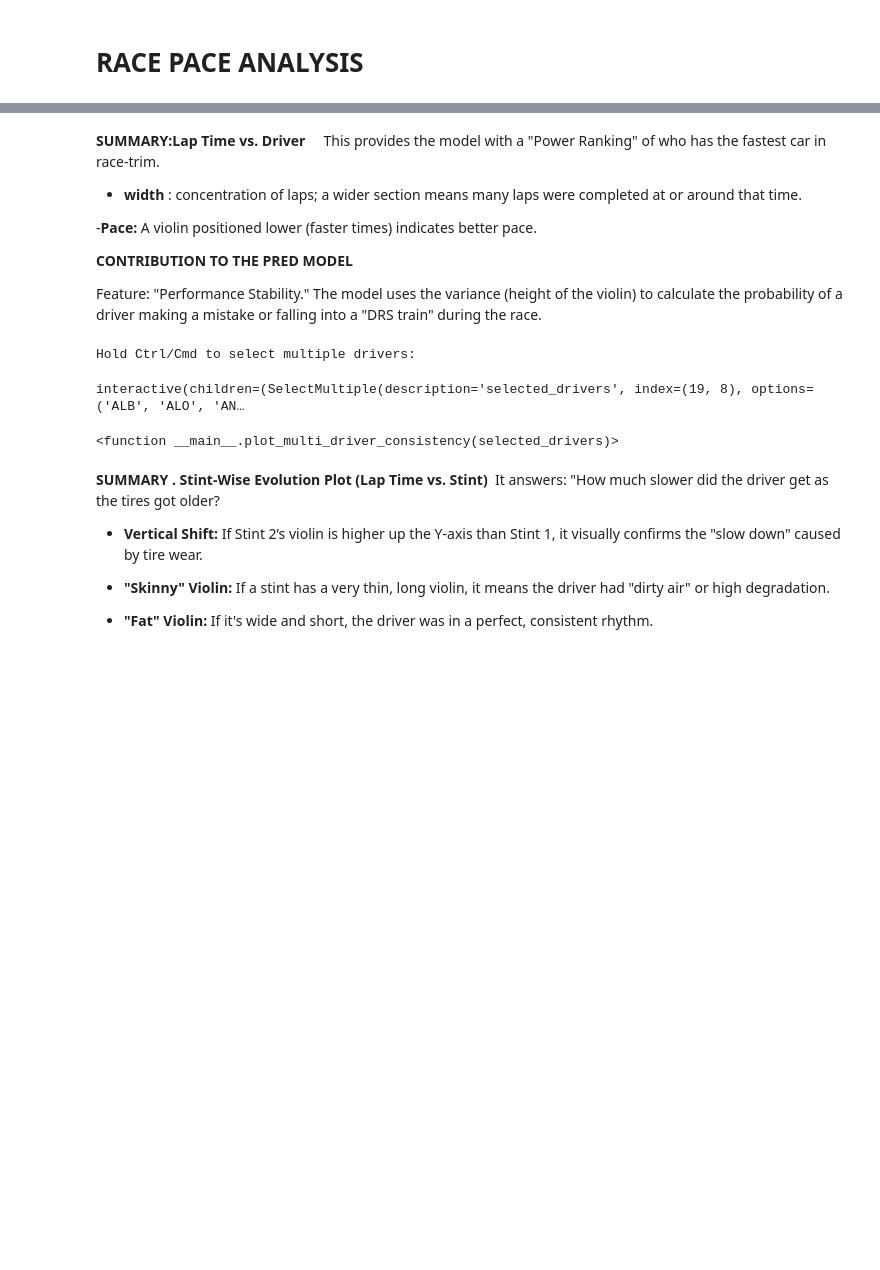
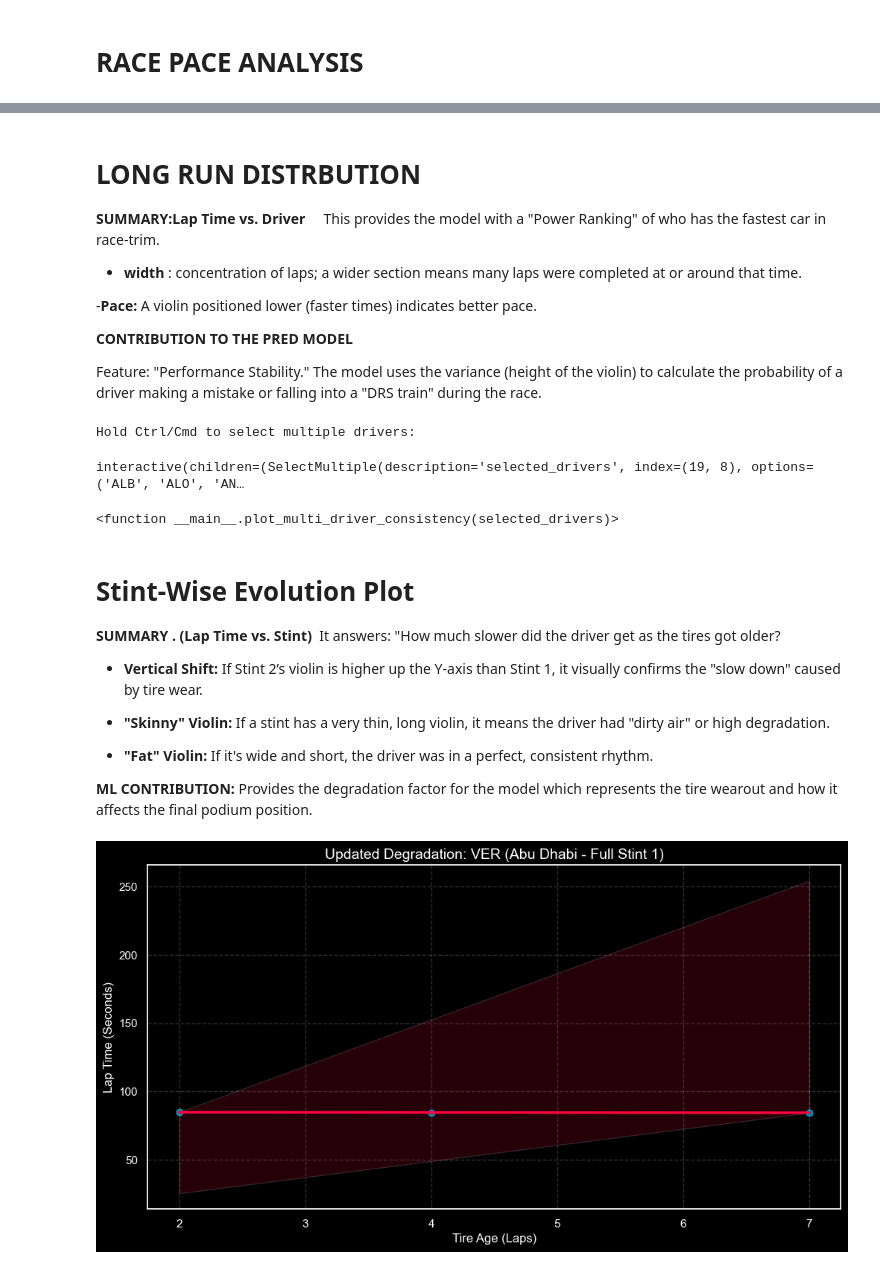
Before and after one commit to Vaanishka/f1-prediction, a Jupyter notebook: script/race_pace.ipynb, the cells around one changed output, grey strips where cells are left out. Drawn from its saved outputs; the diff is of its cells as text; code cells hidden in the pictures; blank space fills up the shorter version.

```diff
--- a/script/race_pace.ipynb
+++ b/script/race_pace.ipynb
@@ -16,19 +17,19 @@ fastf1.plotting.setup_mpl(mpl_timedelta_support=False, misc_mpl_mods=False)
 
 
 # 2. DATA EXTRACTION: Target FP2 (Race Simulation Session)
-session = fastf1.get_session(2025, 'Abu Dhabi', 'FP2')
-session.load()
+session_abd = fastf1.get_session(2025, 'Abu Dhabi', 'FP2')
+session_abd.load()
 
 # 3. CLEANING: Get all laps and filter for "Clean Air" pace
 # pick_quicklaps() removes laps > 107% of the fastest lap
 # pick_wo_box() removes laps where the driver entered or exited the pits
-laps= session.laps.pick_quicklaps().pick_wo_box()
+laps= session_abd.laps.pick_quicklaps().pick_wo_box()
 
 #Convert LapTime (timedelta) to seconds for the plot
 laps['LapTime(s)']=laps['LapTime'].dt.total_seconds()
 
 # 4. PREPARE THE DATA: Get top 10 finishers or specific drivers
-drivers = session.results['Abbreviation'].head(10).tolist()
+drivers = session_abd.results['Abbreviation'].head(10).tolist()
 plot_laps = laps[laps['Driver'].isin(drivers)]
 # %% [output]
 core           INFO     Loading data for Abu Dhabi Grand Prix - Practice 2 [v3.7.0]
@@ -85,4 +88,6 @@ Analysis complete. Plot saved to: ..\output\race_pace_violin.png
 # %% [markdown]
+# LONG RUN DISTRBUTION
+
 **SUMMARY:Lap Time vs. Driver**
 &nbsp;&nbsp;&nbsp;&nbsp;This provides the model with a "Power Ranking" of who has the fastest car in race-trim.
 
@@ -146,10 +151,47 @@ Hold Ctrl/Cmd to select multiple drivers:
 interactive(children=(SelectMultiple(description='selected_drivers', index=(19, 8), options=('ALB', 'ALO', 'AN…
 <function __main__.plot_multi_driver_consistency(selected_drivers)>
 # %% [markdown]
-**SUMMARY . Stint-Wise Evolution Plot (Lap Time vs. Stint)**
+# Stint-Wise Evolution Plot
+
+**SUMMARY .  (Lap Time vs. Stint)**
 &nbsp;It answers: "How much slower did the driver get as the tires got older?
 - **Vertical Shift:** If Stint 2’s violin is higher up the Y-axis than Stint 1, it visually confirms the "slow down" caused by tire wear.
 
 - **"Skinny" Violin:** If a stint has a very thin, long violin, it means the driver had "dirty air" or high degradation.
 
 - **"Fat" Violin:** If it's wide and short, the driver was in a perfect, consistent rhythm.
+
+**ML CONTRIBUTION:** Provides the degradation factor for the model which represents the tire wearout and how it affects the final podium position.
+# %%
+
+# 1. Grab a larger chunk of data (e.g., the first 20 laps of the race)
+# We use .query for a cleaner way to filter multiple conditions
+stint_data = laps.pick_driver('VER').query("Stint == 1 & LapNumber < 20").copy()
+
+# 2. Crucial Step: Filter out the 'Noise'
+# We remove any lap that is 7% slower than the fastest lap in this stint
+# (This removes pit stops and Virtual Safety Cars)
+fastest_lap = stint_data['LapTime(s)'].min()
+clean_stint = stint_data[stint_data['LapTime(s)'] < fastest_lap * 1.07]
+
+# 3. Re-Plotting with 'The Glow'
+plt.style.use('dark_background')
+plt.figure(figsize=(12, 6))
+
+sns.regplot(
+    data=clean_stint,
+    x='TyreLife',
+    y='LapTime(s)',
+    scatter_kws={'alpha':0.6, 's':40, 'color':'#00d2ff'},
+    line_kws={'color':'#ff0040', 'lw':2.5},
+    ci=95
+)
+
+plt.title("Updated Degradation: VER (Abu Dhabi - Full Stint 1)", fontsize=14)
+plt.xlabel("Tire Age (Laps)", fontsize=12)
+plt.ylabel("Lap Time (Seconds)", fontsize=12)
+plt.grid(True, linestyle='--', alpha=0.2)
+
+plt.show()
+# %% [output]
+[figure, added]
```
Also changed, not shown: parts of 19 cells of this notebook, 2 other files.
